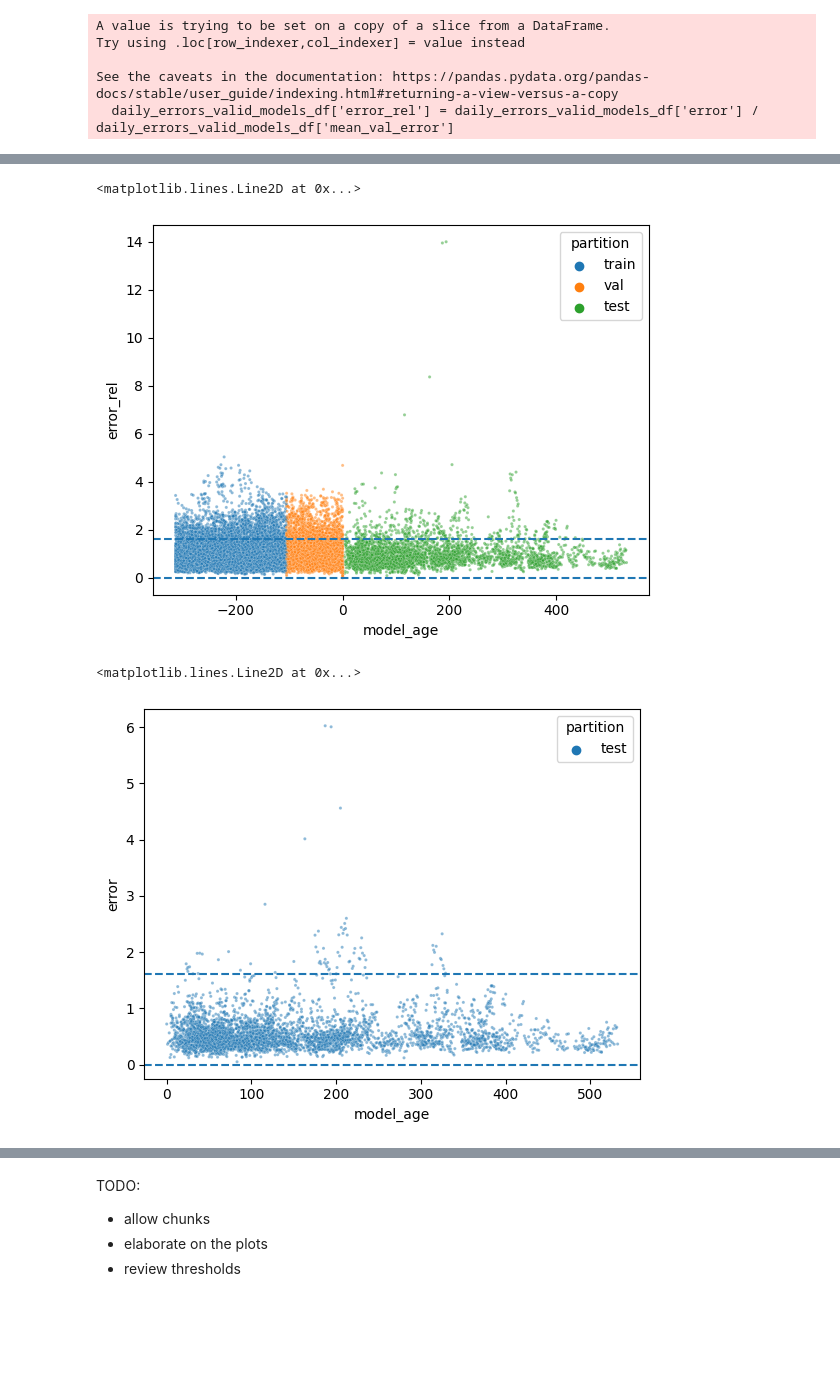
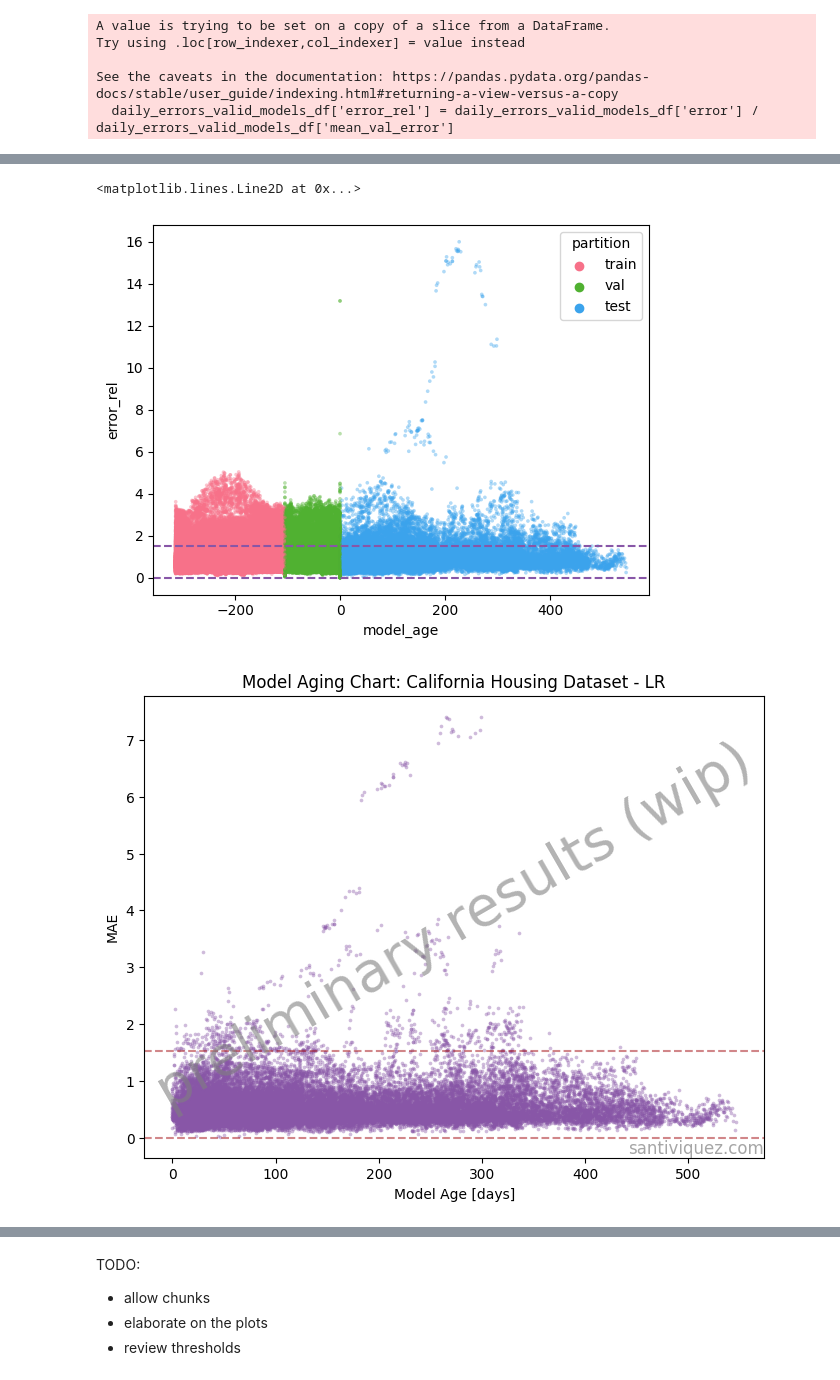
Before and after one commit to santiviquez/ageml, a Jupyter notebook: notebooks/evaluation_framework_sketch.ipynb, the cells around one changed output, grey strips where cells are left out. Drawn from its saved outputs; the diff is of its cells as text; code cells hidden in the pictures; blank space fills up the shorter version.

Commit message:
plot enhancements

```diff
--- a/notebooks/evaluation_framework_sketch.ipynb
+++ b/notebooks/evaluation_framework_sketch.ipynb
@@ -120,7 +120,7 @@ n_val = 2500
 n_test = 1000
 model = LinearRegression()
 
-errors_df = evaluation_runner(data, target, model, n_train, n_val, n_test, n_simulations=100)
+errors_df = evaluation_runner(data, target, model, n_train, n_val, n_test, n_simulations=1000)
 daily_errors_valid_models_df = get_good_models_errors(errors_df)
 # %% [output]
 A value is trying to be set on a copy of a slice from a DataFrame.
@@ -149,20 +149,32 @@ plt.axhline(y=upper_threshold, ls='--')
 # %%
-sns.scatterplot(data=daily_errors_valid_models_df, x='model_age', y='error_rel', hue='partition', s=5, alpha=0.5)
+sns.scatterplot(data=daily_errors_valid_models_df, x='model_age', y='error_rel', hue='partition',
+               s=7, alpha=0.4, linewidth=0)
 
 plt.axhline(y=lower_threshold, ls='--')
 plt.axhline(y=upper_threshold, ls='--')
 # %% [output]
 <matplotlib.lines.Line2D at 0x...>
-[figure, old version]
+[figure, new version]
 # %%
+fig, ax = plt.subplots(figsize=(8, 6))
 sns.scatterplot(data=daily_errors_valid_models_df[daily_errors_valid_models_df['partition'] == 'test'],
-                x='model_age', y='error', hue='partition', s=5, alpha=0.5)
+                x='model_age', y='error', s=7, alpha=0.4, palette=sns.color_palette(['#3f007d']), linewidth=0)
 
-plt.axhline(y=lower_threshold, ls='--')
-plt.axhline(y=upper_threshold, ls='--')
+plt.axhline(y=lower_threshold, ls='--', color='#a50f15', alpha=0.5)
+plt.axhline(y=upper_threshold, ls='--', color='#a50f15', alpha=0.5)
+plt.xlabel('Model Age [days]')
+plt.ylabel('MAE')
+ax.text(0.5, 0.5, 'preliminary results (wip)', transform=ax.transAxes,
+        fontsize=40, color='gray', alpha=0.6,
+        ha='center', va='center', rotation=30)
+ax.text(1, 0.04, 'santiviquez.com', transform=ax.transAxes,
+        fontsize=12, color='gray', alpha=0.7,
+        ha='right', va='top')
+plt.title('Model Aging Chart: California Housing Dataset - LR')
+plt.savefig('../figures/sketch_age_chart_calhouse_lr.svg', format='svg')
+plt.show()
 # %% [output]
-<matplotlib.lines.Line2D at 0x...>
-[figure, old version]
+[figure, new version]
 # %%
 sns.scatterplot(data=daily_errors_valid_models_df[daily_errors_valid_models_df['partition'] == 'test'],
                 x='model_age', y='error_rel', hue='partition', s=5, alpha=0.5)
```
Also changed, not shown: parts of 5 cells of this notebook, 1 other file.
